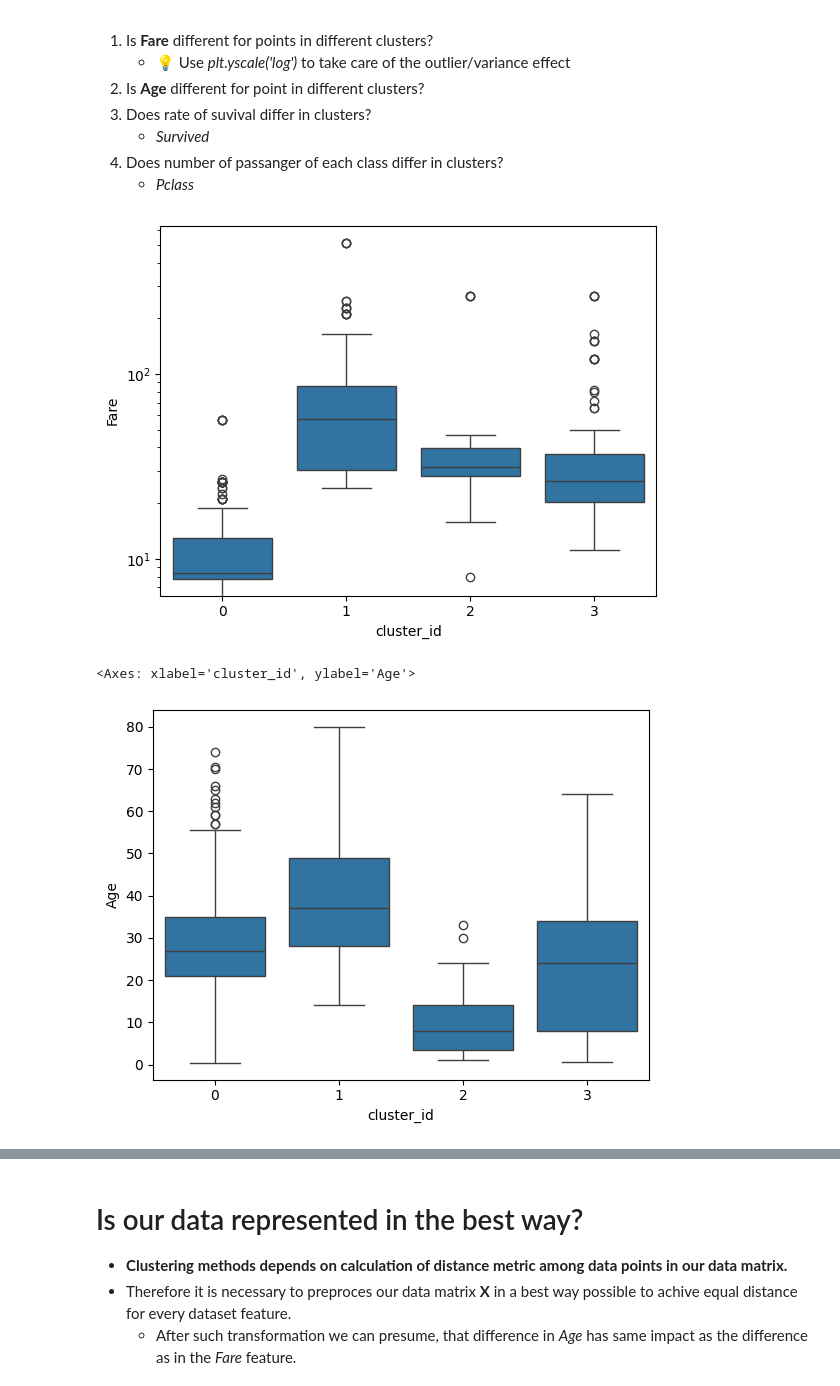
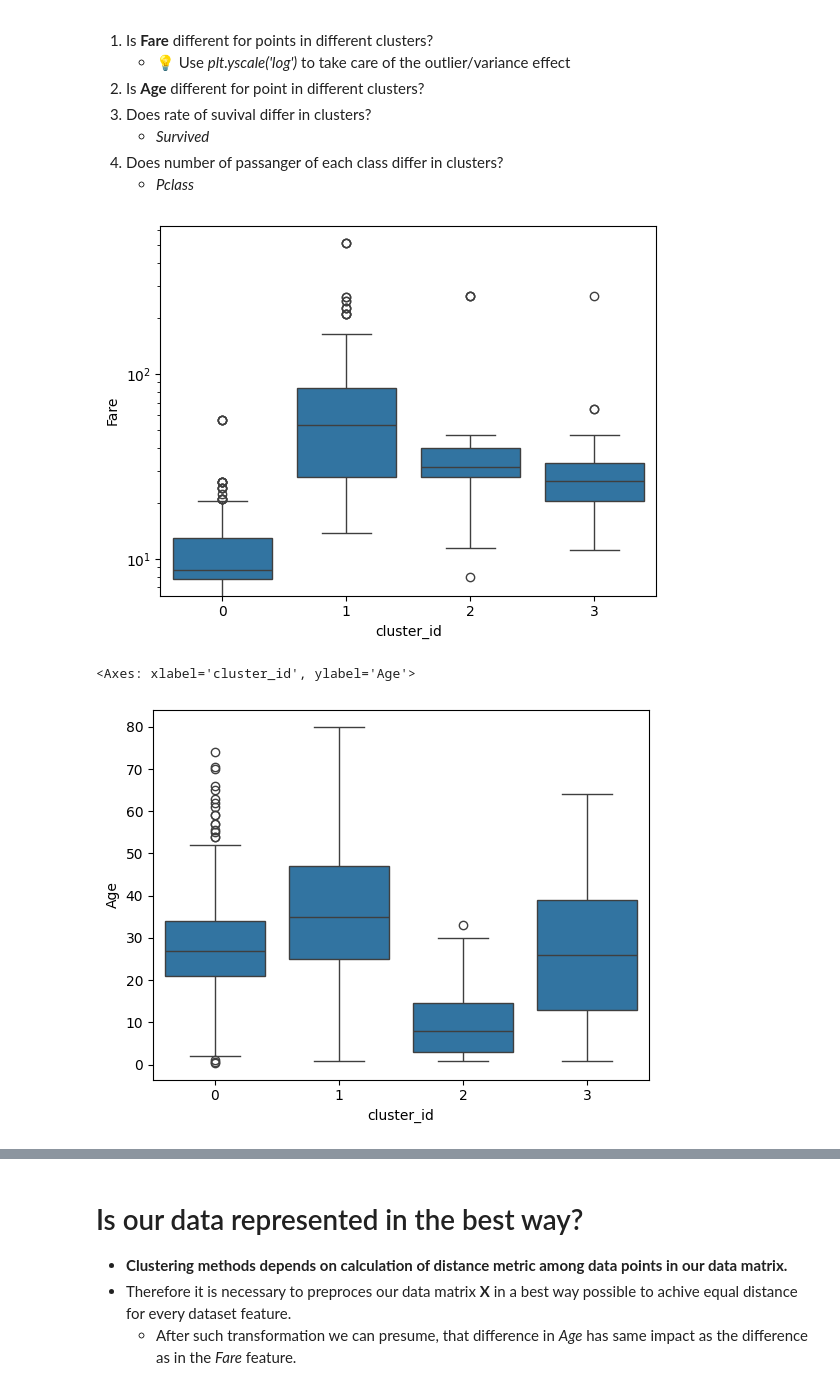
Before and after one commit to maropartz23/AMSE, a Jupyter notebook: iml_05.ipynb, the cells around one changed output, grey strips where cells are left out. Cells and saved outputs as stored; diff of their text form; code cells hidden in the pictures.

```diff
--- a/iml_05.ipynb
+++ b/iml_05.ipynb
@@ -245,4 +236,2 @@ pd.get_dummies(df_clustering['Embarked'])
 # %%
-df_encoded = pd.DataFrame(index=df_clustering.index)
 df_encoded['Sex'] = sklearn.preprocessing.OrdinalEncoder().fit_transform(df_clustering[['Sex']])
-df_encoded = df_encoded.join(pd.get_dummies(df_clustering['Embarked']))
@@ -258,0 +238,3 @@ df_encoded.head()
+# %%
+df_encoded = df_encoded.join(pd.get_dummies(df_clustering[['Embarked']]))
+df_encoded.head()
@@ -377,6 +361,8 @@ There are two basic methods for evaluation of clusters quality:
 * We will use `sklearn.cluster.KMeans` class
 * The most important parameter is the *n_clusters*
     * What is the *random_state* parameter?
+# %%
+X = df_encoded.values
 # %%
 clustering_scores = []
 for k in range(2, 11):
@@ -411,4 +405,5 @@ sns.lineplot(data=df_clustering_scores, y = 'silouhette', x = 'k')
 # %% [markdown]
 ## Let's try to analyze the data assigned into **4** clusters
 # %%
-clustering = sklearn.cluster.KMeans(n_clusters=4, random_state=41, n_init='auto').fit(df_encoded)
+clustering = sklearn.cluster.KMeans(n_clusters=4, random_state=13)
+clustering.fit(X)
@@ -449,15 +455,15 @@ sns.countplot(data = df_clustering, x= 'cluster_id')
 4. Does number of passanger of each class differ in clusters?
     * *Pclass*
 # %%
-sns.boxplot(data=df_clustering, x='cluster_id', y='Fare')
+sns.boxplot(data=df_clustering, y='Fare', x='cluster_id')
 plt.yscale('log')
 # %% [output]
-[figure, old version]
+[figure, new version]
 # %%
-sns.boxplot(data=df_clustering, x='cluster_id', y='Age')
+sns.boxplot(data=df_clustering, y='Age', x='cluster_id')
 # %% [output]
 <Axes: xlabel='cluster_id', ylabel='Age'>
-[figure, old version]
+[figure, new version]
 # %%
 sns.countplot(data=df_clustering, x='cluster_id', hue='Survived')
 # %% [output]
```
Also changed, not shown: parts of 32 cells of this notebook.
